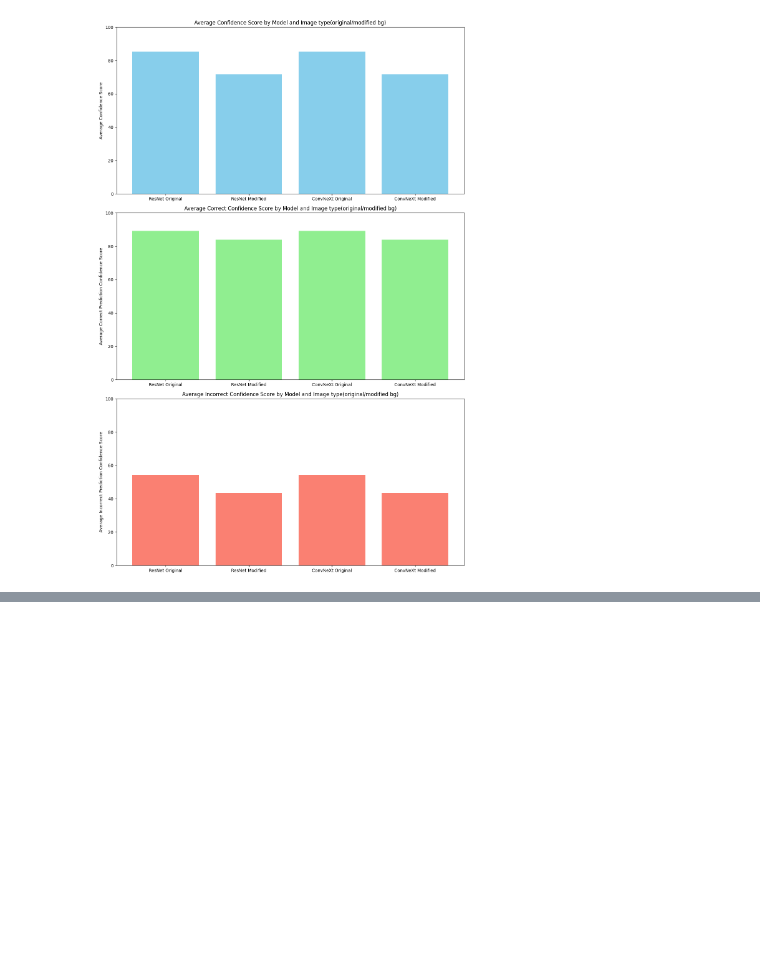
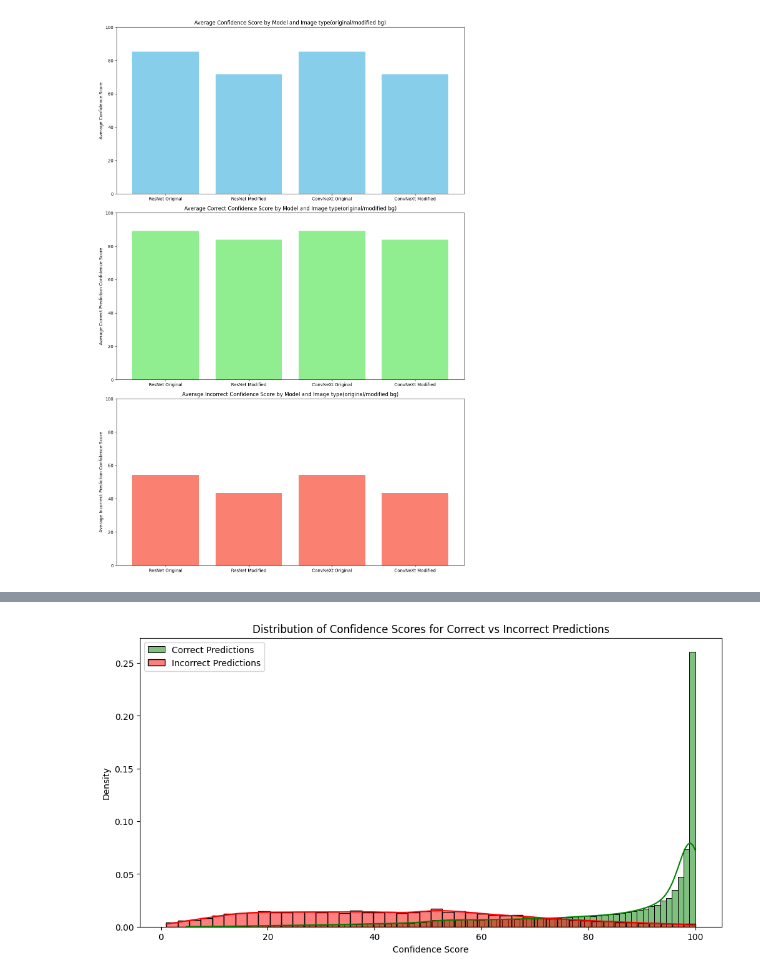
Before and after one commit to paulpel/BackgroundImpactAnalysis, a Jupyter notebook: analysis/research.ipynb, the cells around one changed output, grey strips where cells are left out. Cells and saved outputs as stored; diff of their text form; code cells hidden in the pictures; blank space fills up the shorter version.

```diff
--- a/analysis/research.ipynb
+++ b/analysis/research.ipynb
@@ -379,0 +415,27 @@ plt.show()
+# %%
+def confidence_score_distribution(df, prediction_columns, confidence_columns):
+    df['true_label'] = df['true_label'].astype(int)
+    for col in prediction_columns:
+        df[col] = df[col].astype(int)
+
+    def is_correct_prediction(row, prediction_col, true_label_col='true_label'):
+        return row[true_label_col] == row[prediction_col]
+
+    for pred_col in prediction_columns:
+        df[pred_col + '_correct'] = df.apply(lambda row: is_correct_prediction(row, pred_col), axis=1)
+
+    correct_confidences = []
+    incorrect_confidences = []
+
+    for score_col, pred_col in zip(confidence_columns, prediction_columns):
+        correct_confidences.extend(df[df[pred_col + '_correct']][score_col].dropna().tolist())
+        incorrect_confidences.extend(df[~df[pred_col + '_correct']][score_col].dropna().tolist())
+
+    plt.figure(figsize=(12, 6))
+    sns.histplot(correct_confidences, color='green', label='Correct Predictions', kde=True, stat="density")
+    sns.histplot(incorrect_confidences, color='red', label='Incorrect Predictions', kde=True, stat="density")
+    plt.title('Distribution of Confidence Scores for Correct vs Incorrect Predictions')
+    plt.xlabel('Confidence Score')
+    plt.ylabel('Density')
+    plt.legend()
+    plt.show()
@@ -379,0 +460,6 @@ plt.show()
+# %%
+prediction_columns, confidence_columns = define_columns(resnet_df)
+
+confidence_score_distribution(resnet_df, prediction_columns, confidence_columns)
+# %% [output]
+[figure, added]
```
Also changed, not shown: parts of 15 cells of this notebook, 22 other files.
